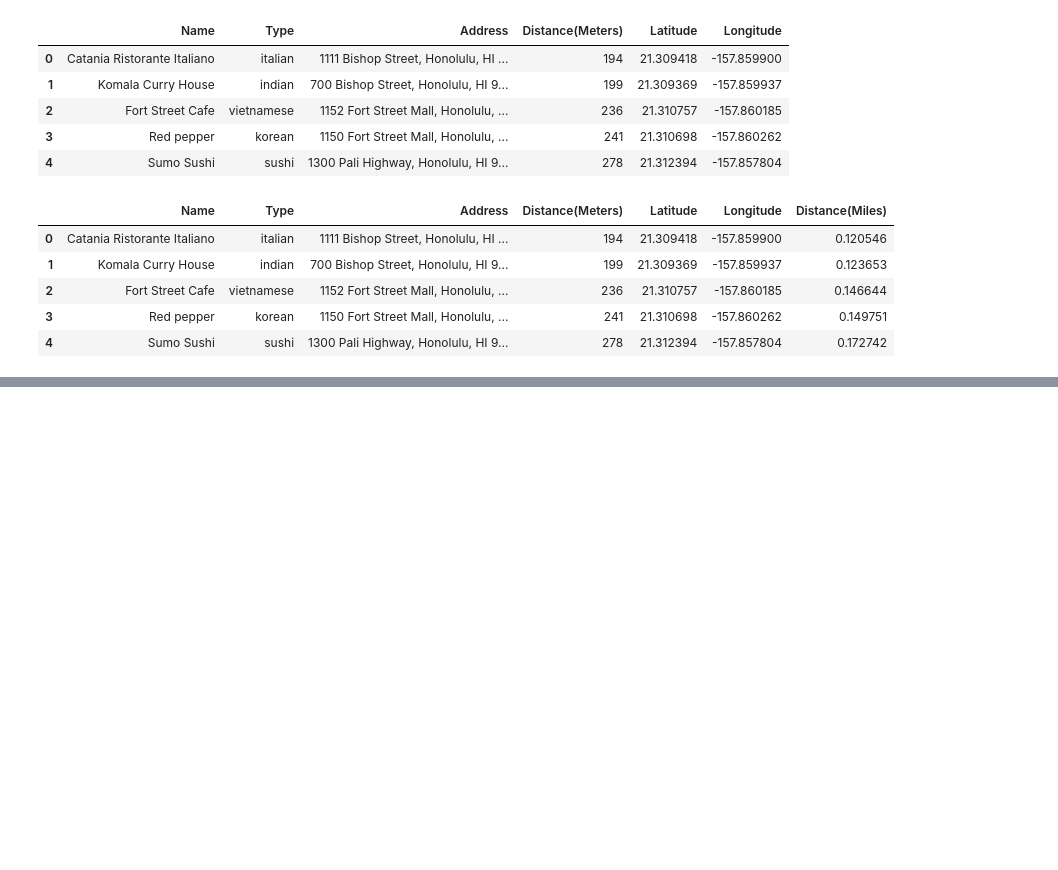
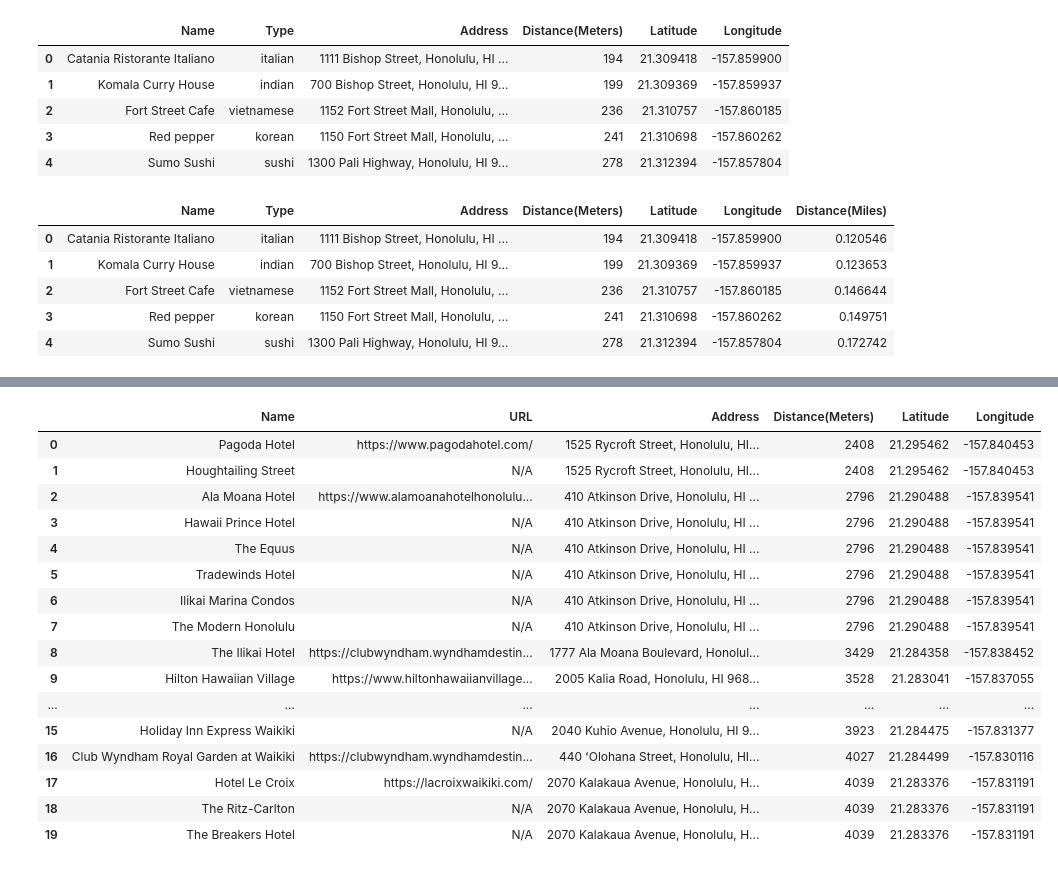
Before and after one commit to messymessina29/Hawaii_Tour_Guide_Project, a Jupyter notebook: Andrew/hawaii_restaurants_hotels.ipynb, the cells around one changed output, grey strips where cells are left out. Cells and saved outputs as stored; diff of their text form; code cells hidden in the pictures; blank space fills up the shorter version.

Commit message:
Adding hotel data

```diff
--- a/Andrew/hawaii_restaurants_hotels.ipynb
+++ b/Andrew/hawaii_restaurants_hotels.ipynb
@@ -98,3 +98,15 @@ restaraunt_df.head()
 | 4 | Sumo Sushi | sushi | 1300 Pali Highway, Honolulu, HI 9... | 278 | 21.312394 | -157.857804 | 0.172742 |
 # %%
 restaraunt_df.to_json('restaurants.json', orient='records')
+# %%
+params_2 = {
+    "filter":filters,
+    "limit":limit,
+    "bias":bias,
+    "categories":"accommodation.hotel",
+    "apiKey":geoapify_key,
+}
+
+response_2 = requests.get(base_url, params=params_2).json()
+
+print(json.dumps(response_2, indent=4, sort_keys=True))
@@ -100,0 +131,51 @@ restaraunt_df.to_json('restaurants.json', orient='records')
+# %%
+names_2 =[]
+web_urls_2 = []
+addresses_2 = []
+distances_2 = []
+lats_2 = []
+longs_2 = []
+
+for f in response_2['features']:
+    try:
+        name_2 = f["properties"]["address_line1"]
+        web_url_2 = f["properties"]["datasource"]["raw"]["website"]
+        address_2 = f["properties"]["address_line2"]
+        distance_2 = f["properties"]["distance"]
+        lat_2 = f["properties"]["lat"]
+        long_2 = f["properties"]["lon"]
+    except (KeyError, IndexError):
+        web_url_2 = "N/A"
+
+    names_2.append(name_2)
+    web_urls_2.append(web_url_2)
+    addresses_2.append(address_2)
+    distances_2.append(distance_2)
+    lats_2.append(lat_2)
+    longs_2.append(long_2)
+# %%
+hotel_df = pd.DataFrame({'Name': names_2,
+                                  'URL': web_urls_2,
+                                  'Address': addresses_2,
+                                  'Distance(Meters)': distances_2,
+                                  'Latitude':lats_2,
+                                  'Longitude':longs_2})
+hotel_df.head(20)
+# %% [output]
+|  | Name | URL | Address | Distance(Meters) | Latitude | Longitude |
+| 0 | Pagoda Hotel | https://www.pagodahotel.com/ | 1525 Rycroft Street, Honolulu, HI... | 2408 | 21.295462 | -157.840453 |
+| 1 | Houghtailing Street | N/A | 1525 Rycroft Street, Honolulu, HI... | 2408 | 21.295462 | -157.840453 |
+| 2 | Ala Moana Hotel | https://www.alamoanahotelhonolulu... | 410 Atkinson Drive, Honolulu, HI ... | 2796 | 21.290488 | -157.839541 |
+| 3 | Hawaii Prince Hotel | N/A | 410 Atkinson Drive, Honolulu, HI ... | 2796 | 21.290488 | -157.839541 |
+| 4 | The Equus | N/A | 410 Atkinson Drive, Honolulu, HI ... | 2796 | 21.290488 | -157.839541 |
+| 5 | Tradewinds Hotel | N/A | 410 Atkinson Drive, Honolulu, HI ... | 2796 | 21.290488 | -157.839541 |
+| 6 | Ilikai Marina Condos | N/A | 410 Atkinson Drive, Honolulu, HI ... | 2796 | 21.290488 | -157.839541 |
+| 7 | The Modern Honolulu | N/A | 410 Atkinson Drive, Honolulu, HI ... | 2796 | 21.290488 | -157.839541 |
+| 8 | The Ilikai Hotel | https://clubwyndham.wyndhamdestin... | 1777 Ala Moana Boulevard, Honolul... | 3429 | 21.284358 | -157.838452 |
+| 9 | Hilton Hawaiian Village | https://www.hiltonhawaiianvillage... | 2005 Kalia Road, Honolulu, HI 968... | 3528 | 21.283041 | -157.837055 |
+| ... | ... | ... | ... | ... | ... | ... |
+| 15 | Holiday Inn Express Waikiki | N/A | 2040 Kuhio Avenue, Honolulu, HI 9... | 3923 | 21.284475 | -157.831377 |
+| 16 | Club Wyndham Royal Garden at Waikiki | https://clubwyndham.wyndhamdestin... | 440 ʻOlohana Street, Honolulu, HI... | 4027 | 21.284499 | -157.830116 |
+| 17 | Hotel Le Croix | https://lacroixwaikiki.com/ | 2070 Kalakaua Avenue, Honolulu, H... | 4039 | 21.283376 | -157.831191 |
+| 18 | The Ritz-Carlton | N/A | 2070 Kalakaua Avenue, Honolulu, H... | 4039 | 21.283376 | -157.831191 |
+| 19 | The Breakers Hotel | N/A | 2070 Kalakaua Avenue, Honolulu, H... | 4039 | 21.283376 | -157.831191 |
```
Also changed, not shown: parts of 3 cells of this notebook, 3 other files.
